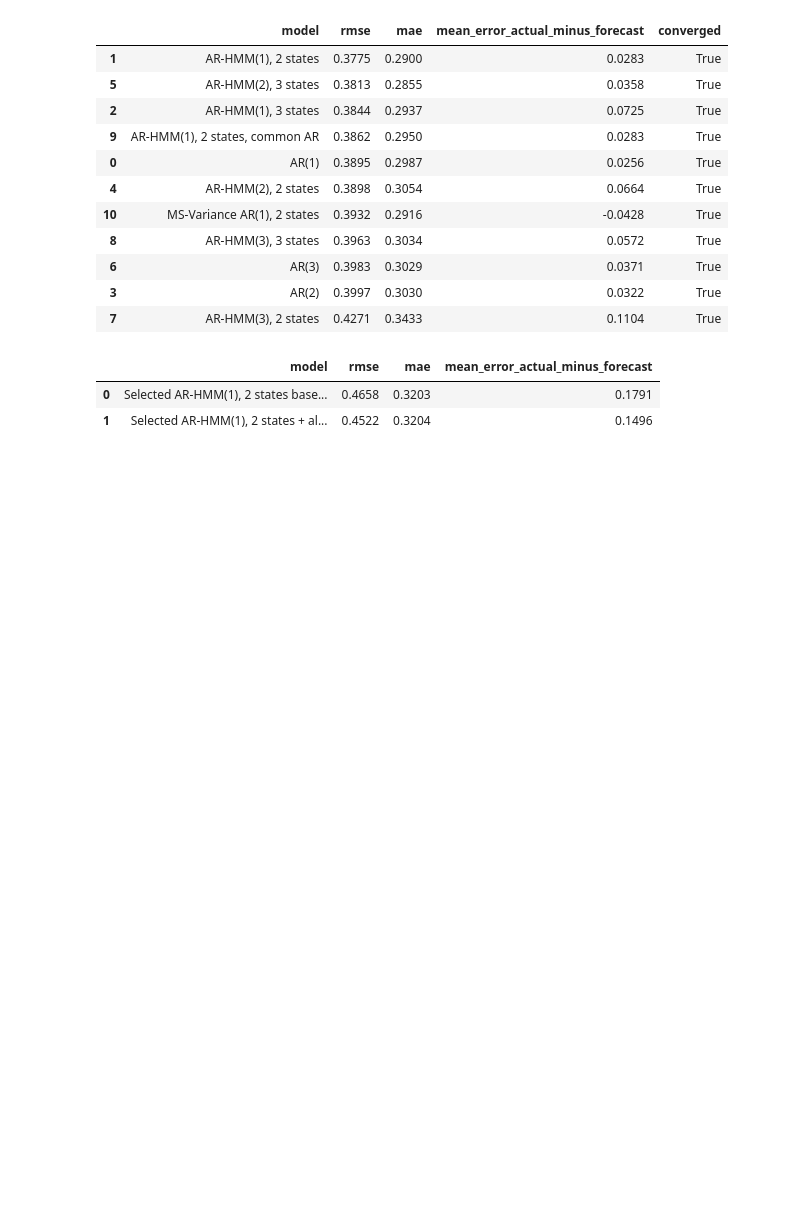
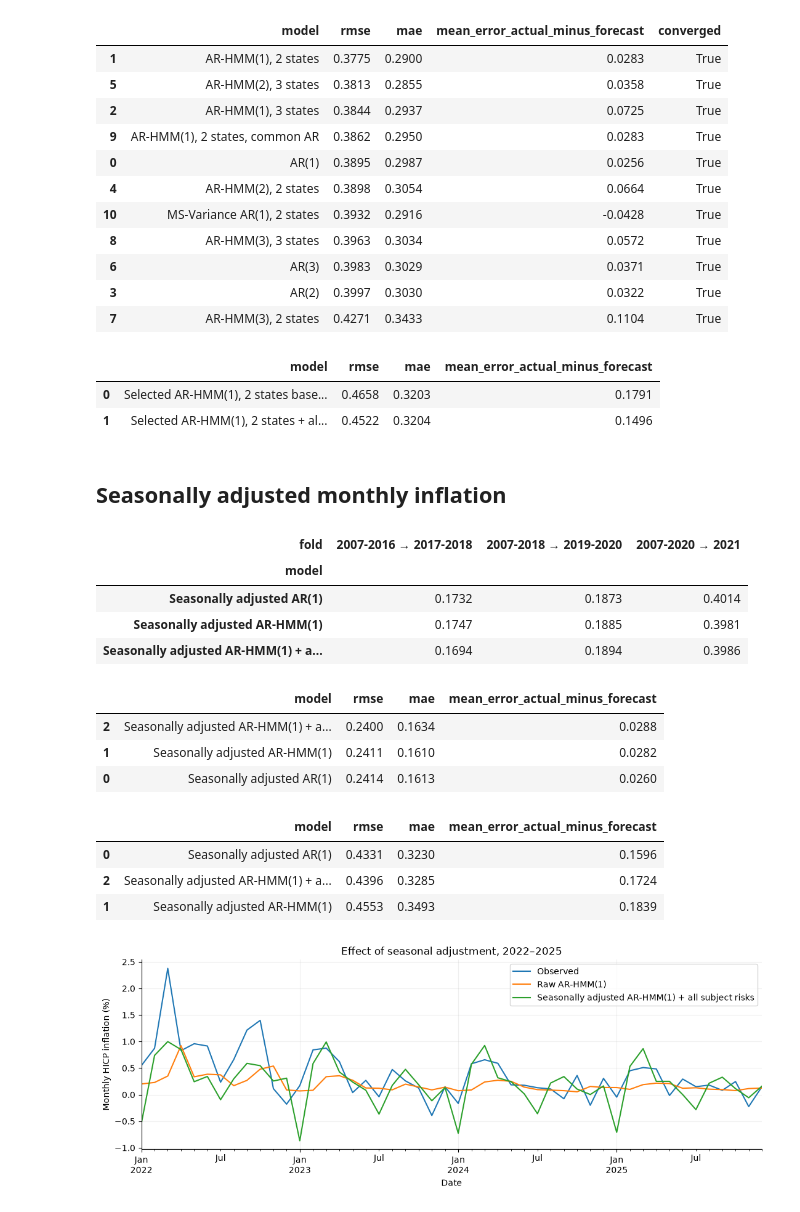
Before and after one commit to zahra-ynp/Thesis, a Jupyter notebook: modelling/notebooks/03_European_Union_Replication.ipynb, the cells around one changed output. Saved outputs shown, nothing was run; the diff lists cells and outputs as text; code cells hidden in the pictures; blank space fills up the shorter version.

Commit message:
Seasonal Adjustment, rolling validation interval

```diff
--- a/modelling/notebooks/03_European_Union_Replication.ipynb
+++ b/modelling/notebooks/03_European_Union_Replication.ipynb
@@ -130,3 +130,44 @@ display(pd.DataFrame([{'model': item['model'], **item['metrics']}
 |  | model | rmse | mae | mean_error_actual_minus_forecast |
 | 0 | Selected AR-HMM(1), 2 states base... | 0.4658 | 0.3203 | 0.1791 |
 | 1 | Selected AR-HMM(1), 2 states + al... | 0.4522 | 0.3204 | 0.1496 |
+# %% [markdown]
+## Seasonally adjusted monthly inflation
+# %%
+seasonal = results['seasonal_experiment']
+rolling = seasonal['rolling_validation']
+folds = pd.DataFrame([{'fold': fold['fold'], 'model': item['model'], **item['metrics']}
+                      for fold in rolling['folds'] for item in fold['models']])
+seasonal_validation = pd.DataFrame([{'model': item['model'], **item['metrics']}
+                                    for item in rolling['combined_models']]).sort_values('rmse')
+seasonal_test = pd.DataFrame([{'model': item['model'], **item['metrics']}
+                              for item in seasonal['final_test']]).sort_values('rmse')
+display(folds.pivot(index='model', columns='fold', values='rmse').round(4))
+display(seasonal_validation.round(4))
+display(seasonal_test.round(4))
+raw = next(item for item in results['models'] if item['model'] == 'AR-HMM(1)')
+adjusted = next(item for item in seasonal['final_test']
+                if item['model'] == rolling['preferred_model'])
+raw_forecast = pd.DataFrame(raw['forecasts']).assign(Date=lambda x: pd.to_datetime(x.Date)).set_index('Date')
+adjusted_forecast = pd.DataFrame(adjusted['forecasts']).assign(Date=lambda x: pd.to_datetime(x.Date)).set_index('Date')
+comparison = raw_forecast[['Actual']].rename(columns={'Actual': 'Observed'})
+comparison['Raw AR-HMM(1)'] = raw_forecast.Forecast
+comparison[adjusted['model']] = adjusted_forecast.Forecast
+comparison.plot(figsize=(13, 4), title='Effect of seasonal adjustment, 2022–2025')
+plt.ylabel('Monthly HICP inflation (%)')
+plt.grid(alpha=.2)
+plt.show()
+# %% [output]
+| fold | 2007-2016 → 2017-2018 | 2007-2018 → 2019-2020 | 2007-2020 → 2021 |
+| model |  |  |  |
+| Seasonally adjusted AR(1) | 0.1732 | 0.1873 | 0.4014 |
+| Seasonally adjusted AR-HMM(1) | 0.1747 | 0.1885 | 0.3981 |
+| Seasonally adjusted AR-HMM(1) + a... | 0.1694 | 0.1894 | 0.3986 |
+|  | model | rmse | mae | mean_error_actual_minus_forecast |
+| 2 | Seasonally adjusted AR-HMM(1) + a... | 0.2400 | 0.1634 | 0.0288 |
+| 1 | Seasonally adjusted AR-HMM(1) | 0.2411 | 0.1610 | 0.0282 |
+| 0 | Seasonally adjusted AR(1) | 0.2414 | 0.1613 | 0.0260 |
+|  | model | rmse | mae | mean_error_actual_minus_forecast |
+| 0 | Seasonally adjusted AR(1) | 0.4331 | 0.3230 | 0.1596 |
+| 2 | Seasonally adjusted AR-HMM(1) + a... | 0.4396 | 0.3285 | 0.1724 |
+| 1 | Seasonally adjusted AR-HMM(1) | 0.4553 | 0.3493 | 0.1839 |
+[figure, added]
```
Also changed, not shown: 3 other files.
